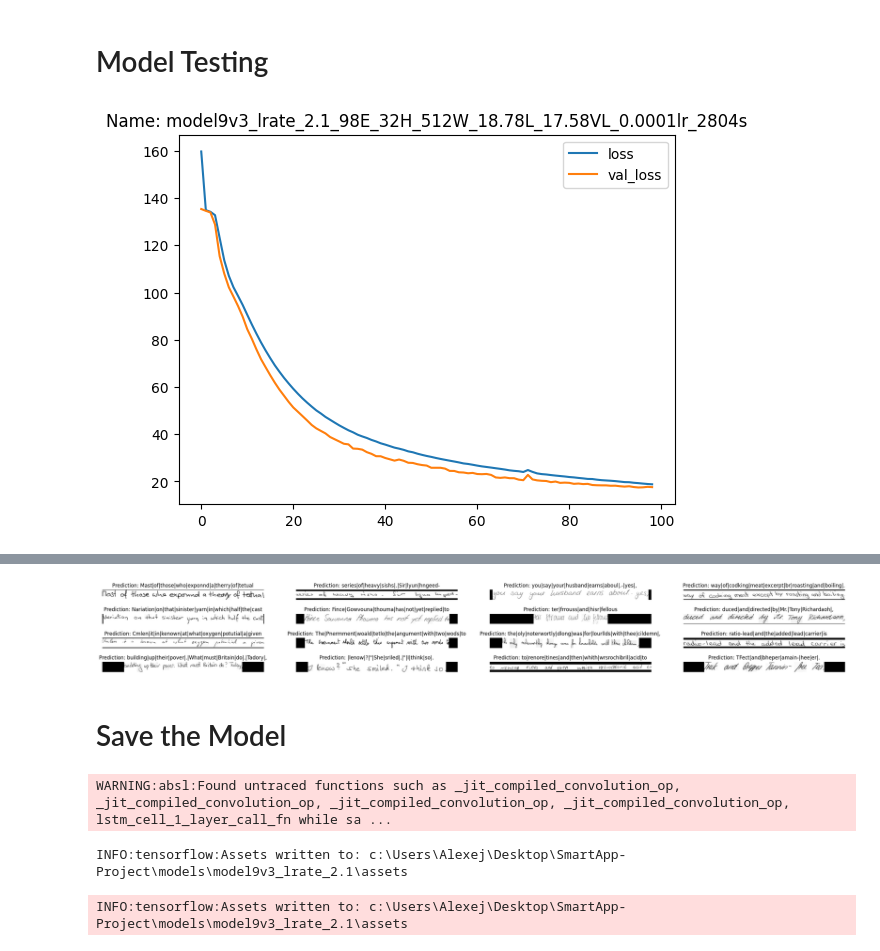
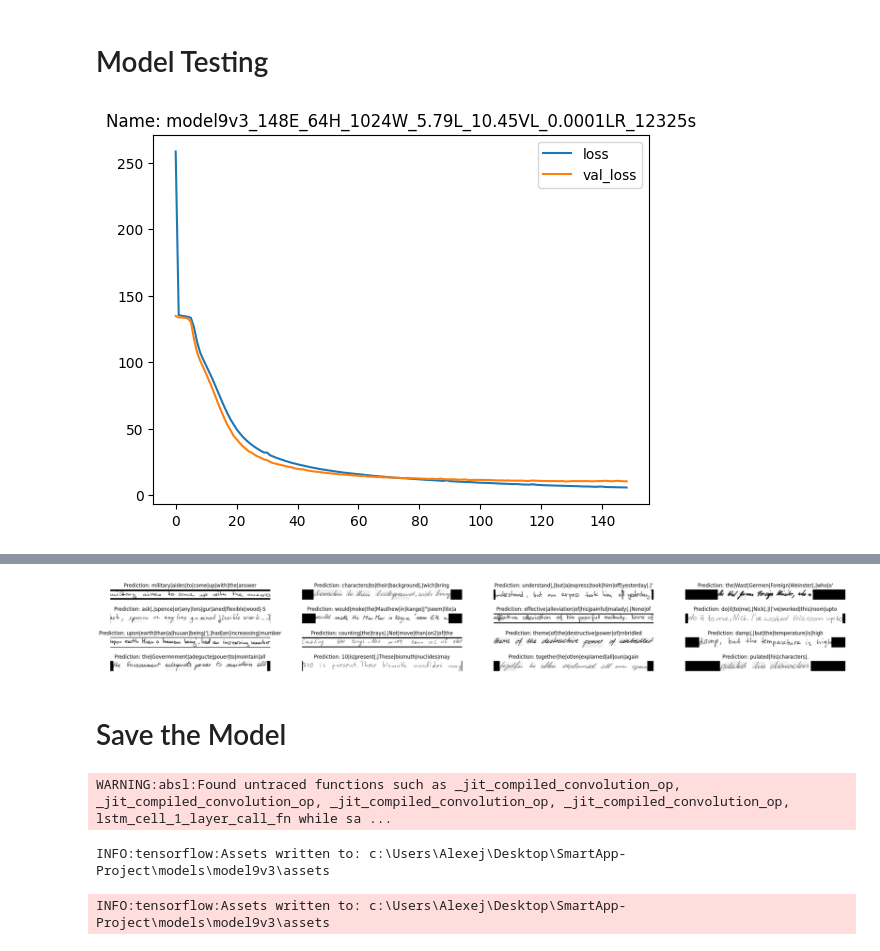
Before and after one commit to DevTimBo/SmartApp-Project, a Jupyter notebook: main.ipynb, the cells around one changed output, grey strips where cells are left out. Cells and saved outputs as stored; diff of their text form; code cells hidden in the pictures.

Commit message:
Cleanup + model testing - done

```diff
--- a/main.ipynb
+++ b/main.ipynb
@@ -37,8 +37,9 @@ DATA_BASE_PATH = config.get_directory_parameter()["data_base_path"]
 SAVE_HISTORY = bool(config.get_training_parameter()["save_history"])
 EPOCHS = config.get_training_parameter()["epochs"]
 BATCH_SIZE = config.get_training_parameter()["batch_size"] # default: 32 - 48
-TF_SEED = config.get_training_parameter()["tf_seed"]
-LEARNING_RATE = config.get_training_parameter()["learning_rate"]
+TF_SEED = config.get_training_parameter()["tf_seed"] # default: 42
+LEARNING_RATE = config.get_training_parameter()["learning_rate"] * 0.1
+PATIENCE = config.get_training_parameter()["patience"] # default: 3
 # %% [markdown]
 ## Load Data
 # %%
@@ -180,7 +181,7 @@ def train_model(model):
     prediction_model = keras.models.Model(model.get_layer(name="image").input, model.get_layer(name="dense2").output)
 
     checkpoint = ModelCheckpoint("best_model.h5", save_best_only=True)
-    early_stopping = EarlyStopping(patience=3, restore_best_weights=True)
+    early_stopping = EarlyStopping(patience=PATIENCE, restore_best_weights=True)
     history = model.fit(train_ds, validation_data=val_ds, epochs=EPOCHS, callbacks=[checkpoint, early_stopping])
     return prediction_model, history
 # %%
@@ -188,7 +189,7 @@ def train_model(model):
 # model = testing_models.build_model_default(IMAGE_WIDTH, IMAGE_HEIGHT, char, MODEL_NAME)
 
 char = len(tokenizer.char_to_num.get_vocabulary())
-model = testing_models.build_model9v3_random(IMAGE_WIDTH, IMAGE_HEIGHT, char, LEARNING_RATE)
+model = testing_models.build_model9v3(IMAGE_WIDTH, IMAGE_HEIGHT, char, LEARNING_RATE)
 model.summary()
 # %% [output]
 Model: "handwriting_recognizer"
@@ -275,7 +276,7 @@ def decode_batch_predictions(pred):
     return output_text
 # %%
 def plot_evaluation(name, dir_path, save_fig):
-    for batch in val_ds.take(1):
+    for batch in test_ds.take(1):
         batch_images = batch["image"]
         _, ax = plt.subplots(4, 4, figsize=(32, 4))
 
@@ -303,19 +304,19 @@ def plot_evaluation(name, dir_path, save_fig):
 # %%
 if not os.path.exists(TEST_RESULT_DIR_NAME):
             create_dir(TEST_RESULT_DIR_NAME)
 files_with_model_name = [file for file in os.listdir(TEST_RESULT_DIR_NAME) if MODEL_NAME in file]
 metrics = history.history
 
-NAME = "{name}_{epoch}E_{height}H_{width}W_{loss}L_{val_loss}VL_{time}s".format(
+NAME = "{name}_{epoch}E_{height}H_{width}W_{loss}L_{val_loss}VL_{lr}LR_{time}s".format(
     name=MODEL_NAME, epoch=history.epoch[-1], height=IMAGE_HEIGHT, width=IMAGE_WIDTH,
-    loss=round(metrics['loss'][-1],2), val_loss=round(metrics['val_loss'][-1], 2), time=round(total_duration))
+    loss=round(metrics['loss'][-1],2), val_loss=round(metrics['val_loss'][-1], 2), lr= LEARNING_RATE, time=round(total_duration))
 
 if not files_with_model_name:
     if SAVE_HISTORY:
         plot_history(history, NAME, TEST_RESULT_DIR_NAME, True)
         plot_evaluation(NAME, TEST_RESULT_DIR_NAME, True)
 else:
     plot_history(history, name=None, dir_path=None, save_fig=False)
     plot_evaluation(name=None, dir_path=None, save_fig=False)
 # %% [output]
-[figure, old version]
+[figure, new version]
@@ -323,4 +324,4 @@ else:
-[figure, old version]
+[figure, new version]
 # %% [markdown]
 # Save the Model
 # %%
@@ -336,5 +337,5 @@ if MODEL_SAVE:
         f.write(json_string)
 # %% [output]
 WARNING:absl:Found untraced functions such as _jit_compiled_convolution_op, _jit_compiled_convolution_op, _jit_compiled_convolution_op, _jit_compiled_convolution_op, lstm_cell_1_layer_call_fn while sa ...
-INFO:tensorflow:Assets written to: c:\Users\Alexej\Desktop\SmartApp-Project\models\model9v3_lrate_2.1\assets
+INFO:tensorflow:Assets written to: c:\Users\Alexej\Desktop\SmartApp-Project\models\model9v3\assets
-INFO:tensorflow:Assets written to: c:\Users\Alexej\Desktop\SmartApp-Project\models\model9v3_lrate_2.1\assets
+INFO:tensorflow:Assets written to: c:\Users\Alexej\Desktop\SmartApp-Project\models\model9v3\assets
```
Also changed, not shown: parts of 3 cells of this notebook, 4 other files.
